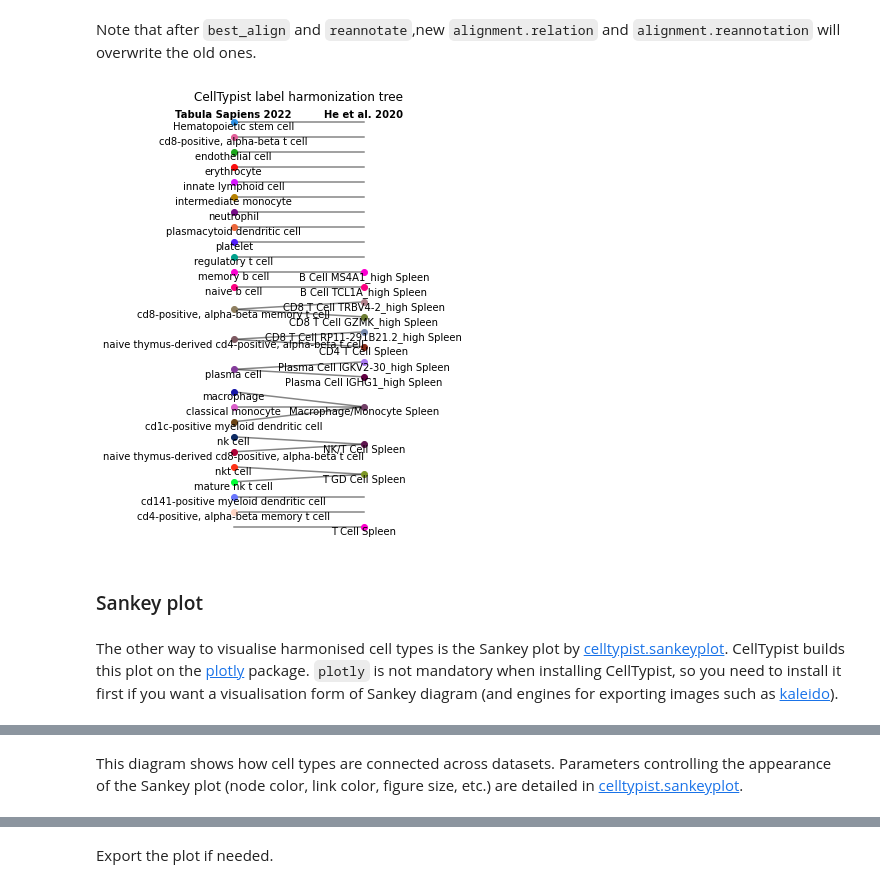
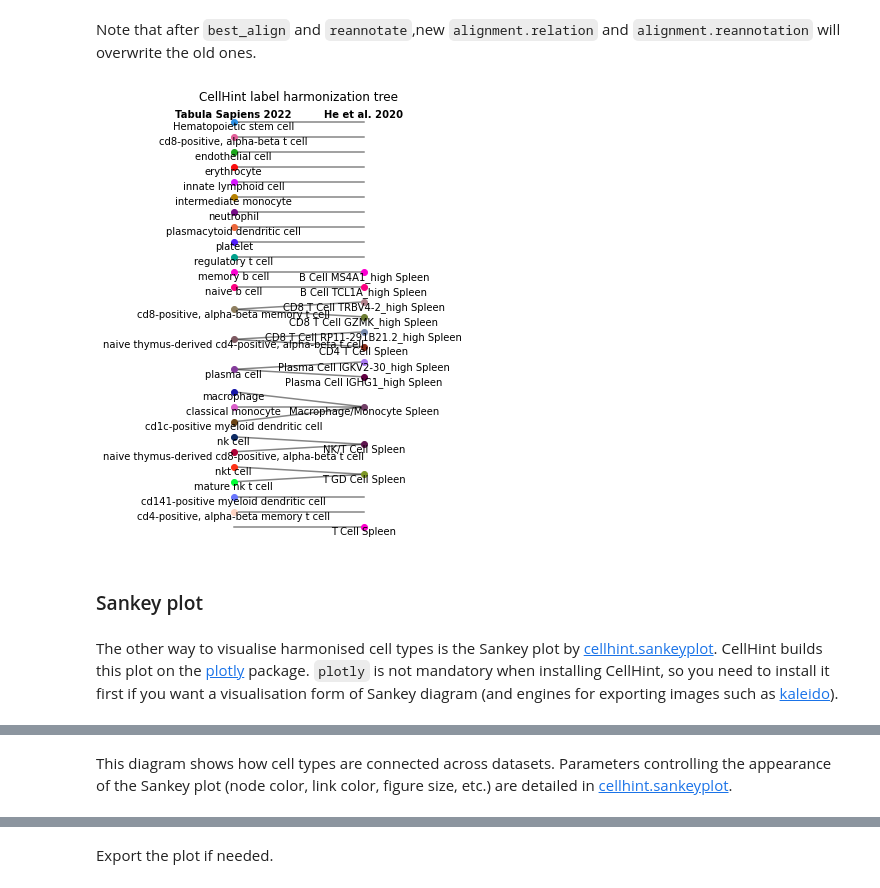
Before and after one commit to Teichlab/cellhint, a Jupyter notebook: docs/notebook/cellhint_tutorial_harmonisation.ipynb, the cells around one changed output, grey strips where cells are left out. Saved outputs shown, nothing was run; the diff lists cells and outputs as text; code cells hidden in the pictures.

```diff
--- a/docs/notebook/cellhint_tutorial_harmonisation.ipynb
+++ b/docs/notebook/cellhint_tutorial_harmonisation.ipynb
@@ -112,7 +112,7 @@ alignment.write('celltypist_demo_folder/spleen_alignment.pkl')
 # %% [markdown]
 Load the previously saved harmonisation object.
 # %%
-alignment = celltypist.DistanceAlignment.load('celltypist_demo_folder/spleen_alignment.pkl')
+alignment = cellhint.DistanceAlignment.load('cellhint_demo_folder/spleen_alignment.pkl')
 # %% [markdown]
 ### 1. Harmonisation table
 # %% [markdown]
@@ -407,13 +407,13 @@ alignment.reannotate()
 # %% [markdown]
 Note that after `best_align` and `reannotate`,new `alignment.relation` and `alignment.reannotation` will overwrite the old ones.
 # %%
-celltypist.treeplot(alignment)
+cellhint.treeplot(alignment)
 # %% [output]
-[figure, old version]
+[figure, new version]
 # %% [markdown]
 ### Sankey plot
 # %% [markdown]
-The other way to visualise harmonised cell types is the Sankey plot by [celltypist.sankeyplot](https://celltypist.readthedocs.io/en/latest/celltypist.sankeyplot.html). CellTypist builds this plot on the [plotly](https://pypi.org/project/plotly) package. `plotly` is not mandatory when installing CellTypist, so you need to install it first if you want a visualisation form of Sankey diagram (and engines for exporting images such as [kaleido](https://pypi.org/project/kaleido)).
+The other way to visualise harmonised cell types is the Sankey plot by [cellhint.sankeyplot](https://cellhint.readthedocs.io/en/latest/cellhint.sankeyplot.html). CellHint builds this plot on the [plotly](https://pypi.org/project/plotly) package. `plotly` is not mandatory when installing CellHint, so you need to install it first if you want a visualisation form of Sankey diagram (and engines for exporting images such as [kaleido](https://pypi.org/project/kaleido)).
 # %%
 import plotly.io as pio
 pio.renderers.default = "iframe"
@@ -424,5 +424,5 @@ celltypist.sankeyplot(alignment)
 # %% [output]
 [interactive output not drawn]
 # %% [markdown]
-This diagram shows how cell types are connected across datasets. Parameters controlling the appearance of the Sankey plot (node color, link color, figure size, etc.) are detailed in [celltypist.sankeyplot](https://celltypist.readthedocs.io/en/latest/celltypist.sankeyplot.html).
+This diagram shows how cell types are connected across datasets. Parameters controlling the appearance of the Sankey plot (node color, link color, figure size, etc.) are detailed in [cellhint.sankeyplot](https://cellhint.readthedocs.io/en/latest/cellhint.sankeyplot.html).
 # %% [markdown]
```
Also changed, not shown: parts of 34 cells of this notebook.
